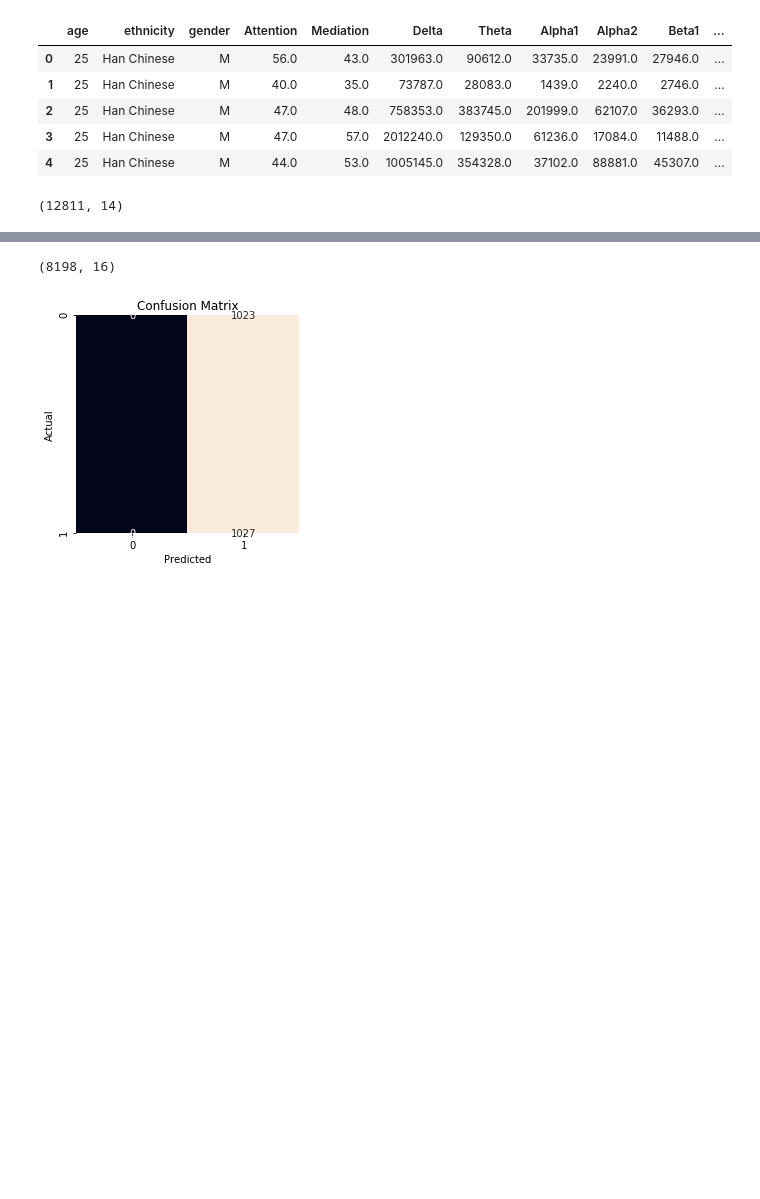
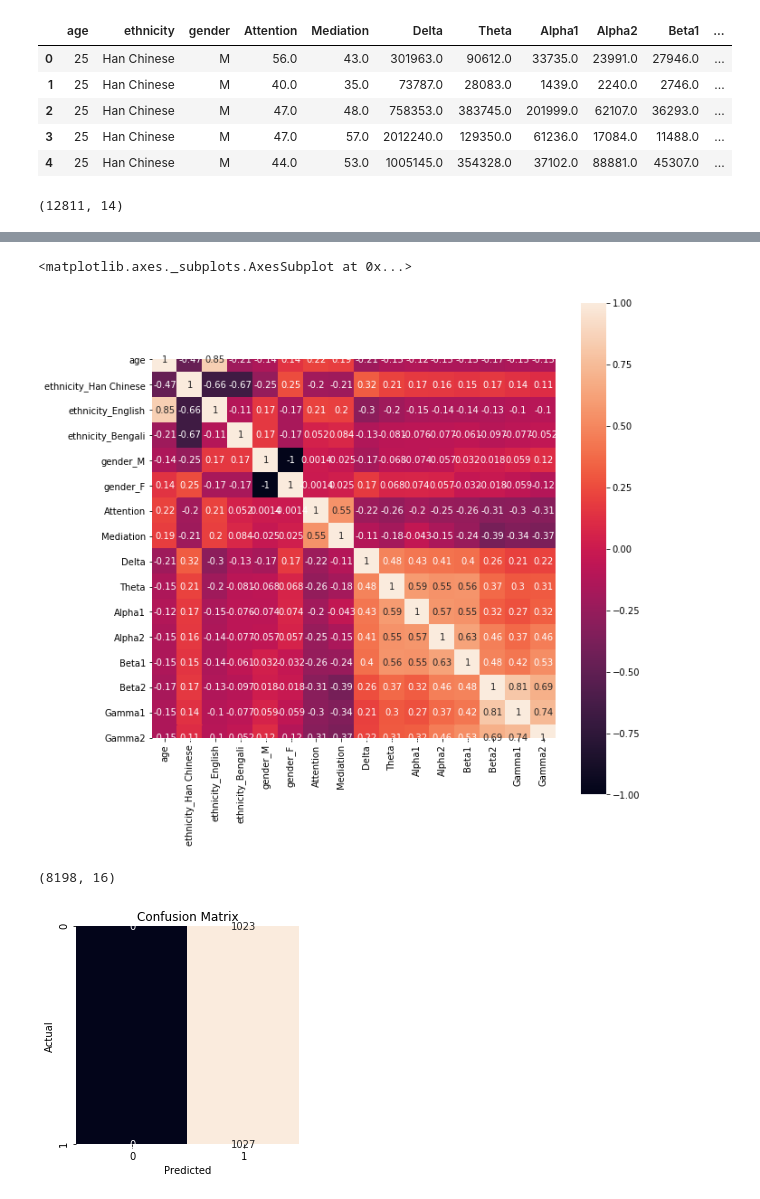
Before and after one commit to sanha-hwang/EEG_project, a Jupyter notebook: Project_EEG.ipynb, the cells around one changed output, grey strips where cells are left out. Drawn from its saved outputs; the diff is of its cells as text; code cells hidden in the pictures; blank space fills up the shorter version.

```diff
--- a/Project_EEG.ipynb
+++ b/Project_EEG.ipynb
@@ -213,3 +225,10 @@ X_data = pd.DataFrame(X, columns= Xcolumns) # ML에는 feature분석을 위해 d
+# %%
+plt.figure(figsize = (10,10))
+mat = X_data.corr()
+sns.heatmap(mat, vmin = -1.0, square = True, annot = True)
+# %% [output]
+<matplotlib.axes._subplots.AxesSubplot at 0x...>
+[figure, added]
 # %%
 X_train, X_test, y_train, y_test = train_test_split(X_data, y, test_size= 0.2, random_state=42)
 X_train, X_val, y_train, y_val = train_test_split(X_train, y_train, test_size=0.2, random_state= 42)
```
Also changed, not shown: parts of 20 cells of this notebook.
